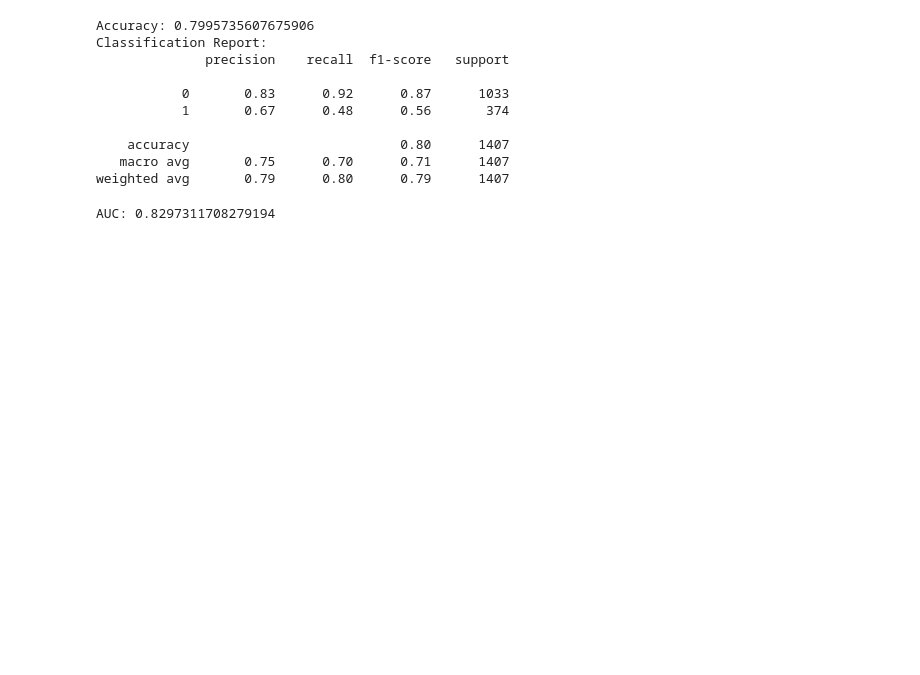
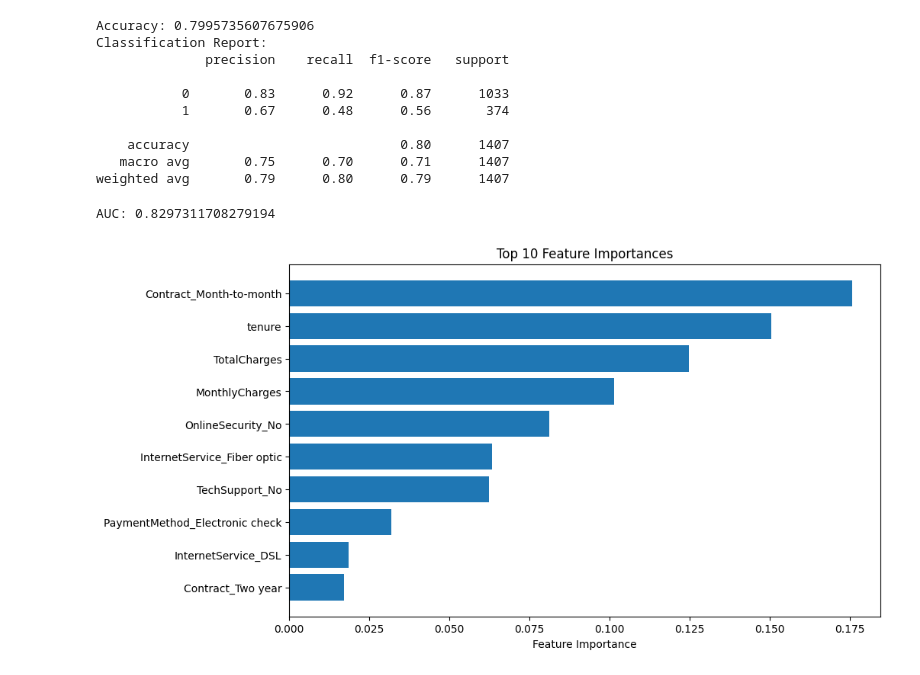
Before and after one commit to alwayscaffeinated/Customer-Churn, a Jupyter notebook: churn.ipynb, the cells around one changed output. Cells and saved outputs as stored; diff of their text form; code cells hidden in the pictures; blank space fills up the shorter version.

```diff
--- a/churn.ipynb
+++ b/churn.ipynb
@@ -591,3 +591,27 @@ auc = roc_auc_score(y_test, rf_classifier.predict_proba(X_test)[:,1])
 print("AUC:", auc)
 # %% [output]
 AUC: 0.8297311708279194
+# %%
+# Retrieve feature importances
+importances = rf_classifier.feature_importances_
+feature_names = X_train.columns  # Assuming X_train is a pandas DataFrame
+
+# Sort feature importances in descending order
+indices = np.argsort(importances)[::-1]
+
+# Select the top 10 features
+top_n = 10
+top_indices = indices[:top_n]
+top_feature_names = [feature_names[i] for i in top_indices]
+top_importances = importances[top_indices]
+
+# Plot the top 10 feature importances
+plt.figure(figsize=(10, 6))
+plt.barh(range(top_n), top_importances, align='center')
+plt.yticks(range(top_n), top_feature_names)
+plt.xlabel('Feature Importance')
+plt.title('Top 10 Feature Importances')
+plt.gca().invert_yaxis()  # Invert y-axis to display most important on top
+plt.show()
+# %% [output]
+[figure, added]
```
